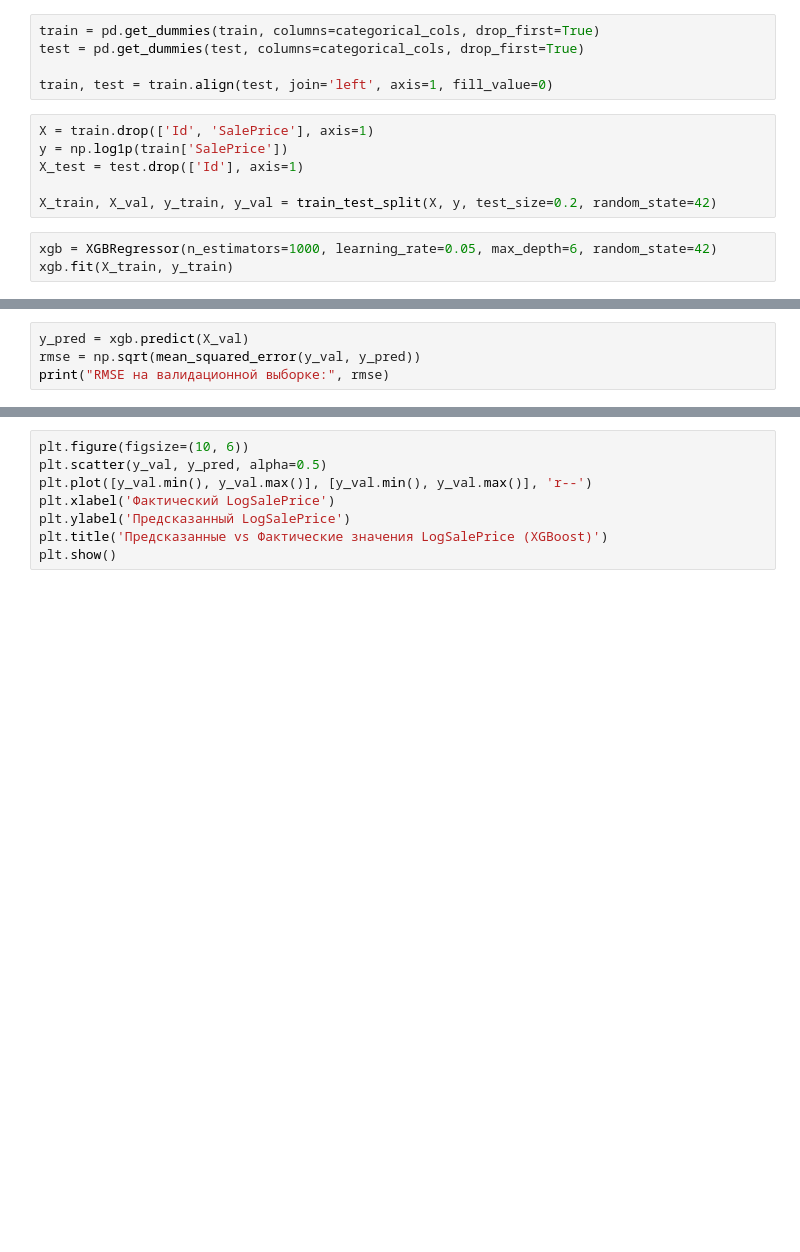
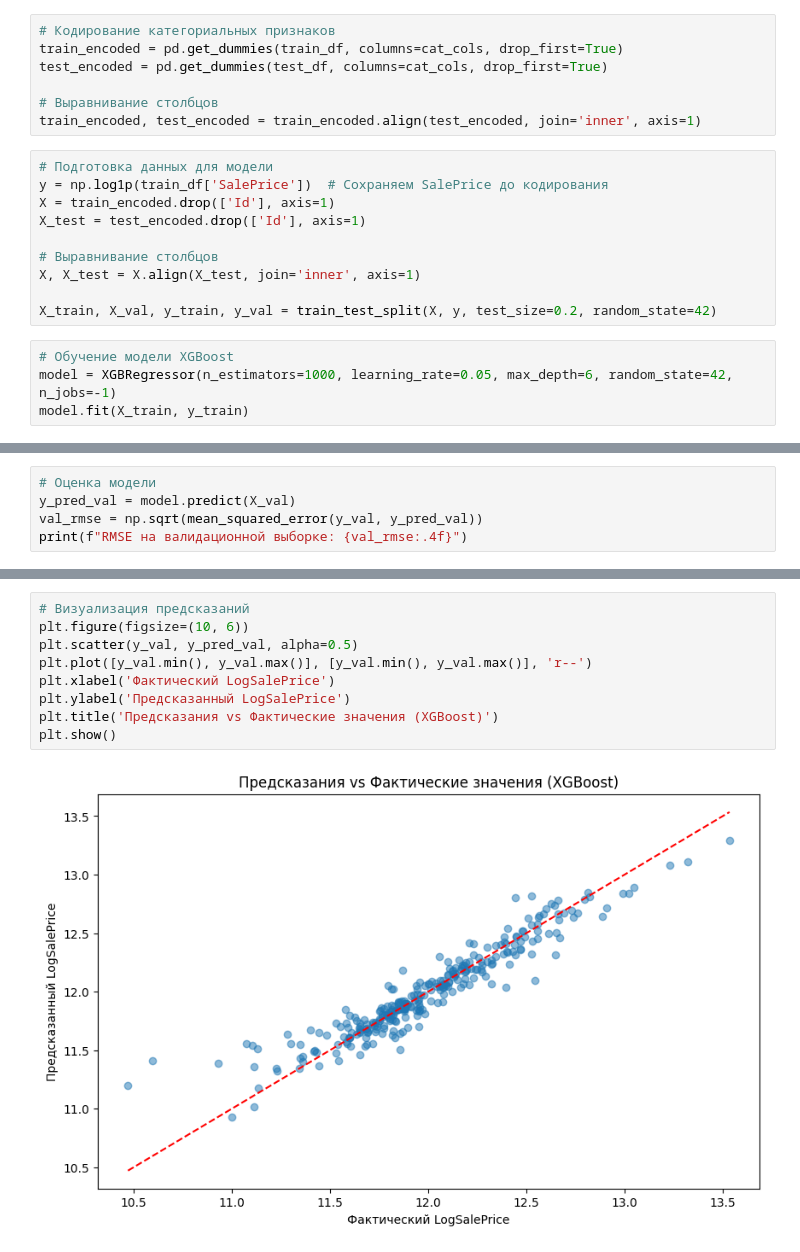
Before and after one commit to arskstn/DS_uni_labs, a Jupyter notebook: lab2/house.ipynb, the cells around one changed output, grey strips where cells are left out. Cells and saved outputs as stored; diff of their text form; blank space fills up the shorter version.

```diff
--- a/lab2/house.ipynb
+++ b/lab2/house.ipynb
@@ -28,14 +83,21 @@ test[categorical_cols] = test[categorical_cols].fillna('None')
 # %%
-train = pd.get_dummies(train, columns=categorical_cols, drop_first=True)
-test = pd.get_dummies(test, columns=categorical_cols, drop_first=True)
+# Кодирование категориальных признаков
+train_encoded = pd.get_dummies(train_df, columns=cat_cols, drop_first=True)
+test_encoded = pd.get_dummies(test_df, columns=cat_cols, drop_first=True)
 
-train, test = train.align(test, join='left', axis=1, fill_value=0)
+# Выравнивание столбцов
+train_encoded, test_encoded = train_encoded.align(test_encoded, join='inner', axis=1)
 # %%
-X = train.drop(['Id', 'SalePrice'], axis=1)
-y = np.log1p(train['SalePrice'])
-X_test = test.drop(['Id'], axis=1)
+# Подготовка данных для модели
+y = np.log1p(train_df['SalePrice'])  # Сохраняем SalePrice до кодирования
+X = train_encoded.drop(['Id'], axis=1)
+X_test = test_encoded.drop(['Id'], axis=1)
+
+# Выравнивание столбцов
+X, X_test = X.align(X_test, join='inner', axis=1)
 
 X_train, X_val, y_train, y_val = train_test_split(X, y, test_size=0.2, random_state=42)
 # %%
-xgb = XGBRegressor(n_estimators=1000, learning_rate=0.05, max_depth=6, random_state=42)
-xgb.fit(X_train, y_train)
+# Обучение модели XGBoost
+model = XGBRegressor(n_estimators=1000, learning_rate=0.05, max_depth=6, random_state=42, n_jobs=-1)
+model.fit(X_train, y_train)
@@ -42,4 +116,5 @@ xgb.fit(X_train, y_train)
 # %%
-y_pred = xgb.predict(X_val)
-rmse = np.sqrt(mean_squared_error(y_val, y_pred))
-print("RMSE на валидационной выборке:", rmse)
+# Оценка модели
+y_pred_val = model.predict(X_val)
+val_rmse = np.sqrt(mean_squared_error(y_val, y_pred_val))
+print(f"RMSE на валидационной выборке: {val_rmse:.4f}")
@@ -46,8 +123,11 @@ print("RMSE на валидационной выборке:", rmse)
 # %%
+# Визуализация предсказаний
 plt.figure(figsize=(10, 6))
-plt.scatter(y_val, y_pred, alpha=0.5)
+plt.scatter(y_val, y_pred_val, alpha=0.5)
 plt.plot([y_val.min(), y_val.max()], [y_val.min(), y_val.max()], 'r--')
 plt.xlabel('Фактический LogSalePrice')
 plt.ylabel('Предсказанный LogSalePrice')
-plt.title('Предсказанные vs Фактические значения LogSalePrice (XGBoost)')
+plt.title('Предсказания vs Фактические значения (XGBoost)')
 plt.show()
+# %% [output]
+[figure, added]
```
Also changed, not shown: parts of 15 cells of this notebook, 1 other file.
